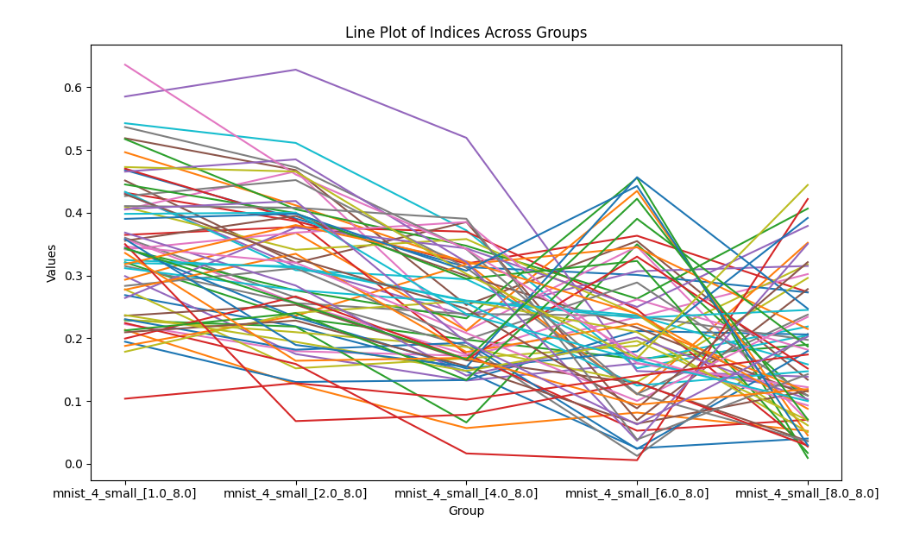
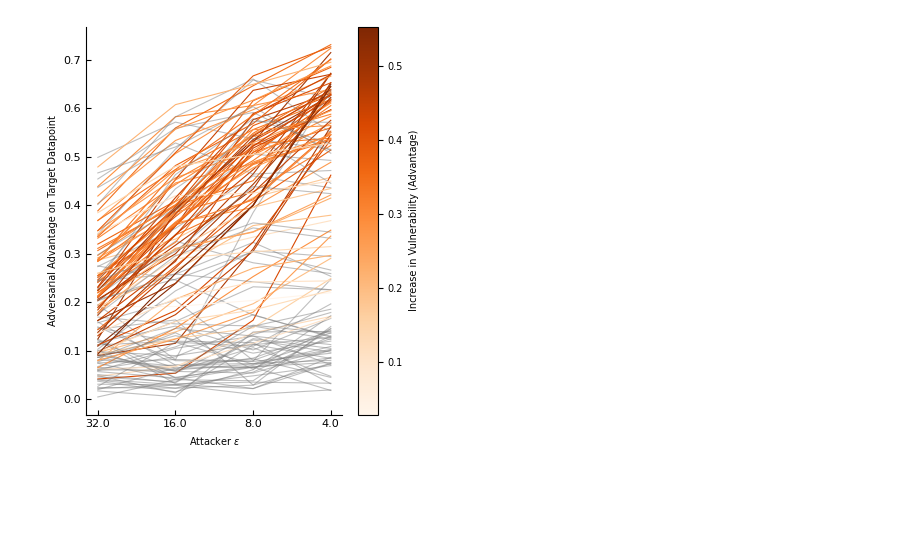
Before and after one commit to Johannes-Kaiser/Collusion-Vuln-in-DP, a Jupyter notebook: scripts_experiments/mia/eval_budget_adv.ipynb, the cells around one changed output. Cells and saved outputs as stored; diff of their text form; code cells hidden in the pictures; blank space fills up the shorter version.

Commit message:
stable; clipping is broken

```diff
--- a/scripts_experiments/mia/eval_budget_adv.ipynb
+++ b/scripts_experiments/mia/eval_budget_adv.ipynb
@@ -30,7 +34,7 @@ def collect_attackee_results(folder_path):
             continue
     return results_dict
 # %%
-base_path = "/vol/miltank/users/kaiserj/Clipping_vs_Sampling/budget_adv_final_by_dataset/mnist_4_small"
+base_path = f"/vol/miltank/users/kaiserj/Clipping_vs_Sampling/budget_adv_final_by_dataset/{dataset}"
 results = collect_attackee_results(base_path)
 print("")
 # %%
@@ -47,13 +51,14 @@ print("")
 import matplotlib.pyplot as plt
 import seaborn as sns
 
-order = [
-    'mnist_4_small_[1.0_8.0]',
-    'mnist_4_small_[2.0_8.0]',
-    'mnist_4_small_[4.0_8.0]',
-    'mnist_4_small_[6.0_8.0]',
-    'mnist_4_small_[8.0_8.0]'
-]
+order = [f"{dataset}_[{budg_1}_{budg_2}]" for budg_1 in budg_list_1]
+
+# order = [
+#     'breastmnist_[4.0_16.0]',
+#     'breastmnist_[8.0_16.0]',
+#     'breastmnist_[16.0_16.0]',
+#     'breastmnist_[32.0_16.0]',
+# ]
 
 plt.figure(figsize=(10, 6))
 sns.violinplot(data=[aggregated[k] for k in order])
@@ -67,23 +72,72 @@ plt.show()
 # %%
 import numpy as np
+import matplotlib.pyplot as plt
+import matplotlib.cm as cm
+import matplotlib.colors as mcolors
 
 # Find the minimum length among all groups to align indices
 min_len = min(len(aggregated[k]) for k in order)
 
-# Stack values for each index across all groups
-data = np.array([aggregated[k][:min_len] for k in order])  # shape: (groups, min_len)
+# Reverse order
+order_rev = order[::-1]
 
-plt.figure(figsize=(10, 6))
+# Stack values for each index across all groups (with reversed order)
+data = np.array([aggregated[k][:min_len] for k in order_rev])  # shape: (groups, min_len)
+
+# Figure size: 4 x 4.5 inches
+fig, ax = plt.subplots(figsize=(4, 4.5))
+
+# Compute increases for all indices
+increases = []
 for idx in range(min_len):
-    plt.plot(order, data[:, idx], label=f'Index {idx}')
-plt.xlabel("Group")
-plt.ylabel("Values")
-plt.title("Line Plot of Indices Across Groups")
-# plt.legend()
+    y = data[:, idx]
+    if np.all(np.diff(y) > 0):  # strictly increasing
+        increases.append(y[-1] - y[0])
+    else:
+        increases.append(np.nan)  # mark non-increasing
+
+# Normalize increases for colormap
+valid_increases = [inc for inc in increases if not np.isnan(inc)]
+norm = mcolors.Normalize(vmin=min(valid_increases), vmax=max(valid_increases))
+cmap = cm.Oranges
+
+# Plot lines
+for idx in range(min_len):
+    y = data[:, idx]
+    if np.all(np.diff(y) > 0):  # strictly increasing
+        color = cmap(norm(increases[idx]))
+        ax.plot(order_rev, y, color=color, linewidth=0.8)
+    else:
+        ax.plot(order_rev, y, color="gray", alpha=0.5, linewidth=0.8)
+
+# Add a tall colorbar spanning the full axis height
+sm = cm.ScalarMappable(cmap=cmap, norm=norm)
+sm.set_array([])
+cbar = fig.colorbar(sm, ax=ax, orientation="vertical", shrink=1.0)
+cbar.set_label("Increase in Vulnerability (Advantage)", fontsize=7)
+cbar.ax.tick_params(labelsize=7)   # <-- control tick label fontsize here
+
+
+# Set x-ticks to reversed budg_list_1
+ax.set_xticks(range(len(order_rev)))
+ax.set_xticklabels(budg_list_1[::-1], fontsize=7)
+
+# Axis labels
+ax.set_xlabel(r"Attacker $\epsilon$", fontsize=7)
+ax.set_ylabel("Adversarial Advantage on Target Datapoint", fontsize=7)
+
+# Format axes for publication
+ax.tick_params(axis="both", which="major", labelsize=8, direction="in")
+ax.tick_params(axis="both", which="minor", direction="in")
+ax.spines["top"].set_visible(False)
+ax.spines["right"].set_visible(False)
+
 plt.tight_layout()
+plt.savefig(f"/vol/miltank/users/kaiserj/Clipping_vs_Sampling/extra_figs/adv_{dataset}.png", dpi=300)
+plt.savefig(f"/vol/miltank/users/kaiserj/Clipping_vs_Sampling/extra_figs/adv_{dataset}.svg", dpi=300)
 plt.show()
 # %% [output]
-[figure, old version]
+[figure, new version]
 # %%
 import numpy as np
 
```
Also changed, not shown: parts of 5 cells of this notebook, 18 other files.
